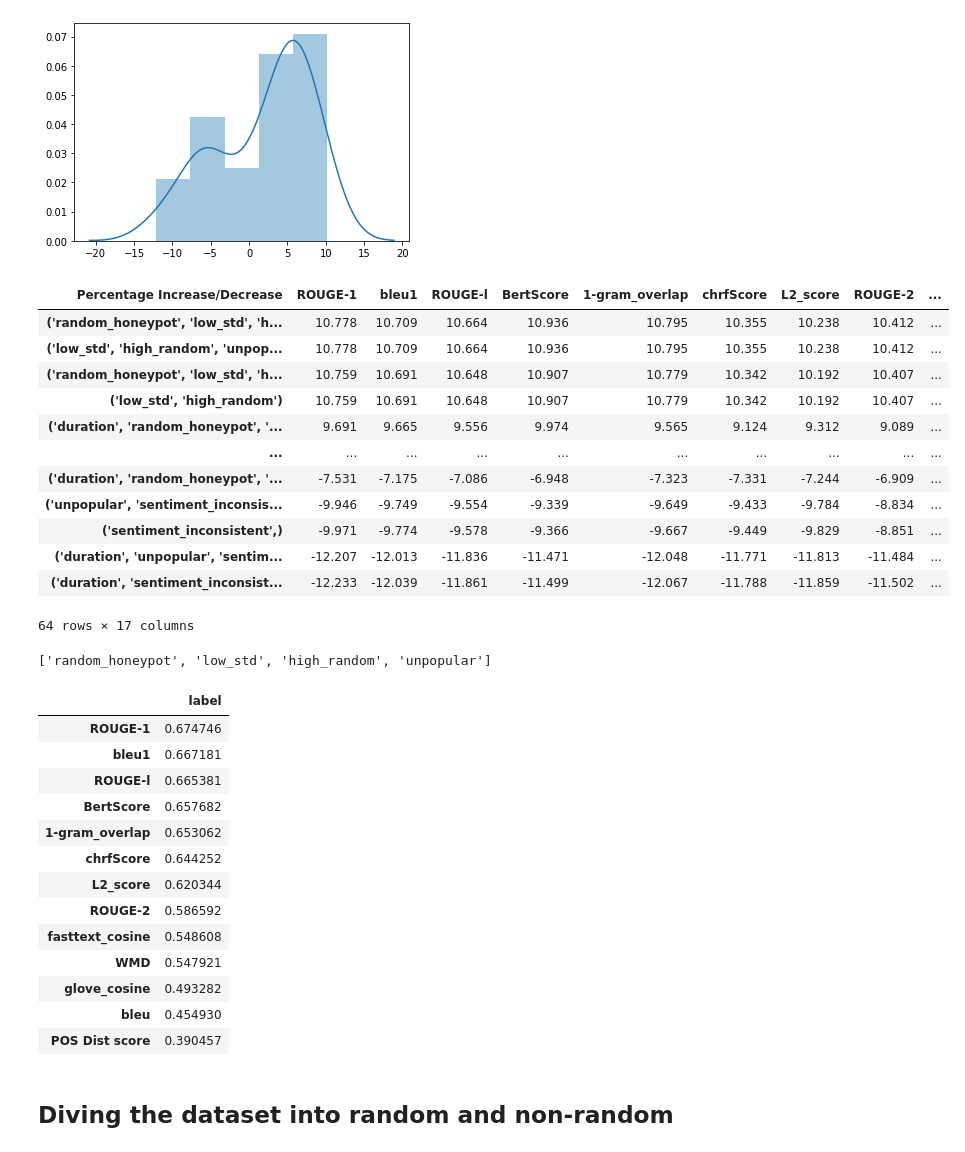
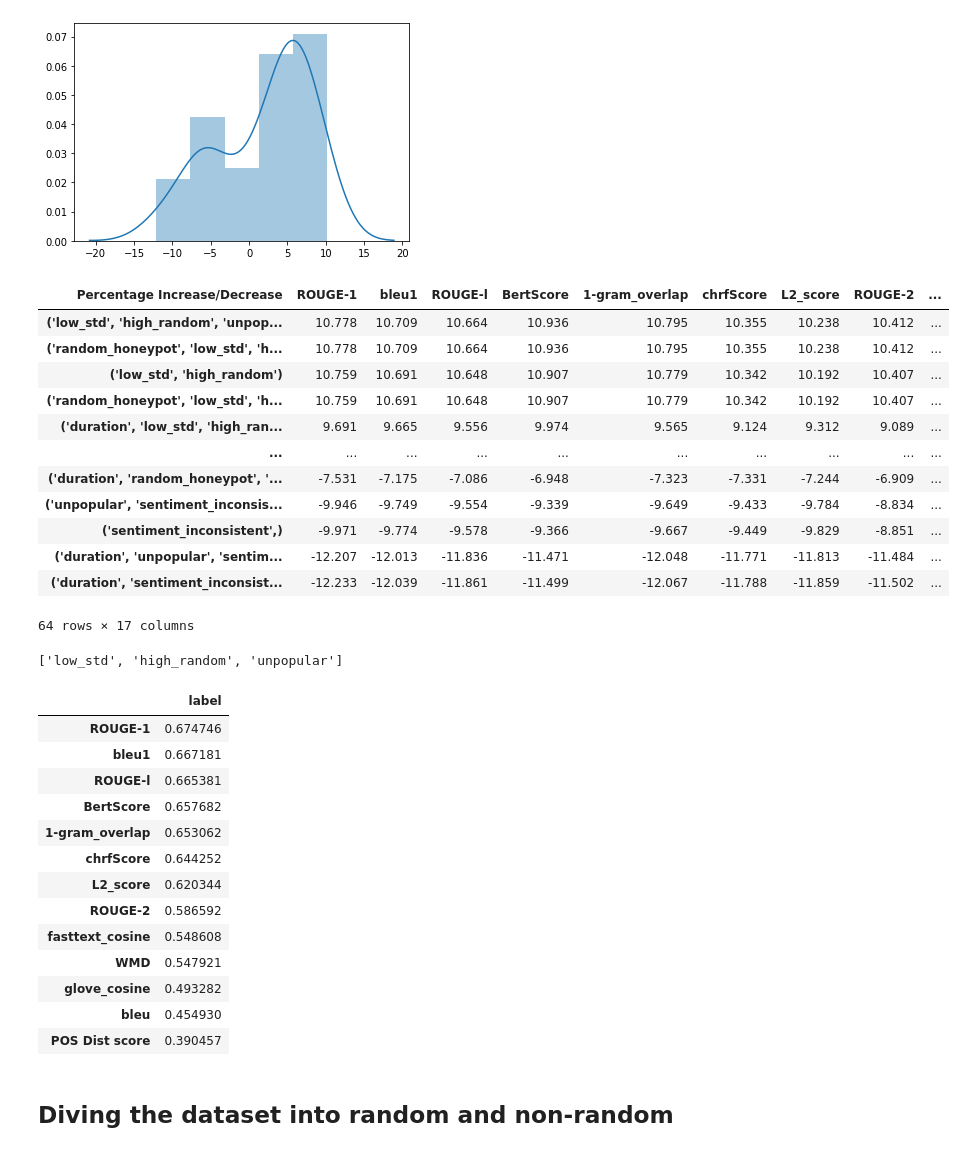
Before and after one commit to Hernanros/SOTA, a Jupyter notebook: notebooks/exploration/filtering_ba/[SS]Heuristics_divided_by_groups.ipynb, the cells around one changed output. Saved outputs shown, nothing was run; the diff lists cells and outputs as text; code cells hidden in the pictures.

```diff
--- a/notebooks/exploration/filtering_ba/[SS]Heuristics_divided_by_groups.ipynb
+++ b/notebooks/exploration/filtering_ba/[SS]Heuristics_divided_by_groups.ipynb
@@ -65,14 +63,14 @@ sns.distplot(df_correlation.iloc[1:,:].mean(axis=1));
 [figure]
 # %%
 df_correlation = filtering_correlation.append_heuristic_info(df_correlation,df_combined)
-df_correlation.sort_values(by=["mean_increase","percent_rows_filtered","num_heuristics"],ascending=False)
+df_correlation.sort_values(by=["mean_increase","percent_rows_filtered","num_heuristics"],ascending=[False,True,True])
 # %% [output]
 | Percentage Increase/Decrease | ROUGE-1 | bleu1 | ROUGE-l | BertScore | 1-gram_overlap | chrfScore | L2_score | ROUGE-2 | ... |
+| ('low_std', 'high_random', 'unpop... | 10.778 | 10.709 | 10.664 | 10.936 | 10.795 | 10.355 | 10.238 | 10.412 | ... |
 | ('random_honeypot', 'low_std', 'h... | 10.778 | 10.709 | 10.664 | 10.936 | 10.795 | 10.355 | 10.238 | 10.412 | ... |
-| ('low_std', 'high_random', 'unpop... | 10.778 | 10.709 | 10.664 | 10.936 | 10.795 | 10.355 | 10.238 | 10.412 | ... |
+| ('low_std', 'high_random') | 10.759 | 10.691 | 10.648 | 10.907 | 10.779 | 10.342 | 10.192 | 10.407 | ... |
 | ('random_honeypot', 'low_std', 'h... | 10.759 | 10.691 | 10.648 | 10.907 | 10.779 | 10.342 | 10.192 | 10.407 | ... |
-| ('low_std', 'high_random') | 10.759 | 10.691 | 10.648 | 10.907 | 10.779 | 10.342 | 10.192 | 10.407 | ... |
-| ('duration', 'random_honeypot', '... | 9.691 | 9.665 | 9.556 | 9.974 | 9.565 | 9.124 | 9.312 | 9.089 | ... |
+| ('duration', 'low_std', 'high_ran... | 9.691 | 9.665 | 9.556 | 9.974 | 9.565 | 9.124 | 9.312 | 9.089 | ... |
 | ... | ... | ... | ... | ... | ... | ... | ... | ... | ... |
 | ('duration', 'random_honeypot', '... | -7.531 | -7.175 | -7.086 | -6.948 | -7.323 | -7.331 | -7.244 | -6.909 | ... |
 | ('unpopular', 'sentiment_inconsis... | -9.946 | -9.749 | -9.554 | -9.339 | -9.649 | -9.433 | -9.784 | -8.834 | ... |
@@ -81,11 +79,11 @@ df_correlation.sort_values(by=["mean_increase","percent_rows_filtered","num_heur
 | ('duration', 'sentiment_inconsist... | -12.233 | -12.039 | -11.861 | -11.499 | -12.067 | -11.788 | -11.859 | -11.502 | ... |
 64 rows × 17 columns
 # %%
-top_heuristic = list(eval(df_correlation.sort_values(by=["mean_increase","percent_rows_filtered","num_heuristics"],ascending=False).index[0]))
+top_heuristic = list(eval(df_correlation.sort_values(by=["mean_increase","percent_rows_filtered","num_heuristics"],ascending=[False,True,True]).index[0]))
 print(top_heuristic)
 filtering_correlation.get_heuristic_scores(df_combined,top_heuristic)
 # %% [output]
-['random_honeypot', 'low_std', 'high_random', 'unpopular']
+['low_std', 'high_random', 'unpopular']
 |  | label |
 | ROUGE-1 | 0.674746 |
 | bleu1 | 0.667181 |
```
Also changed, not shown: parts of 10 cells of this notebook.
